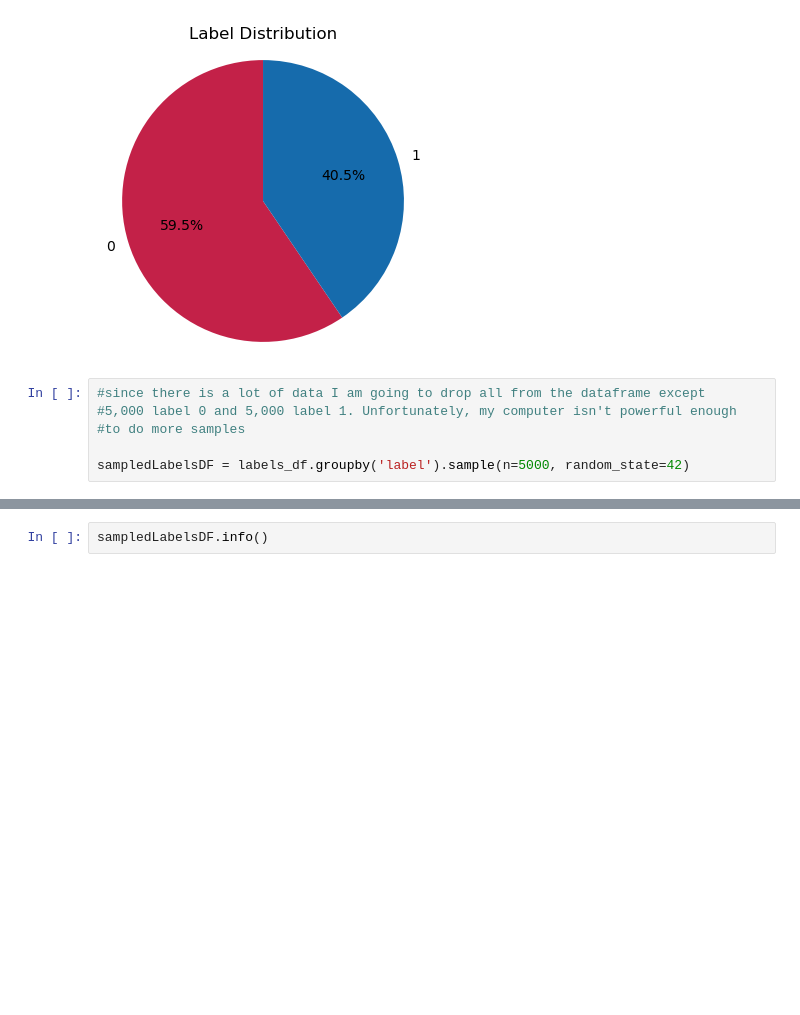
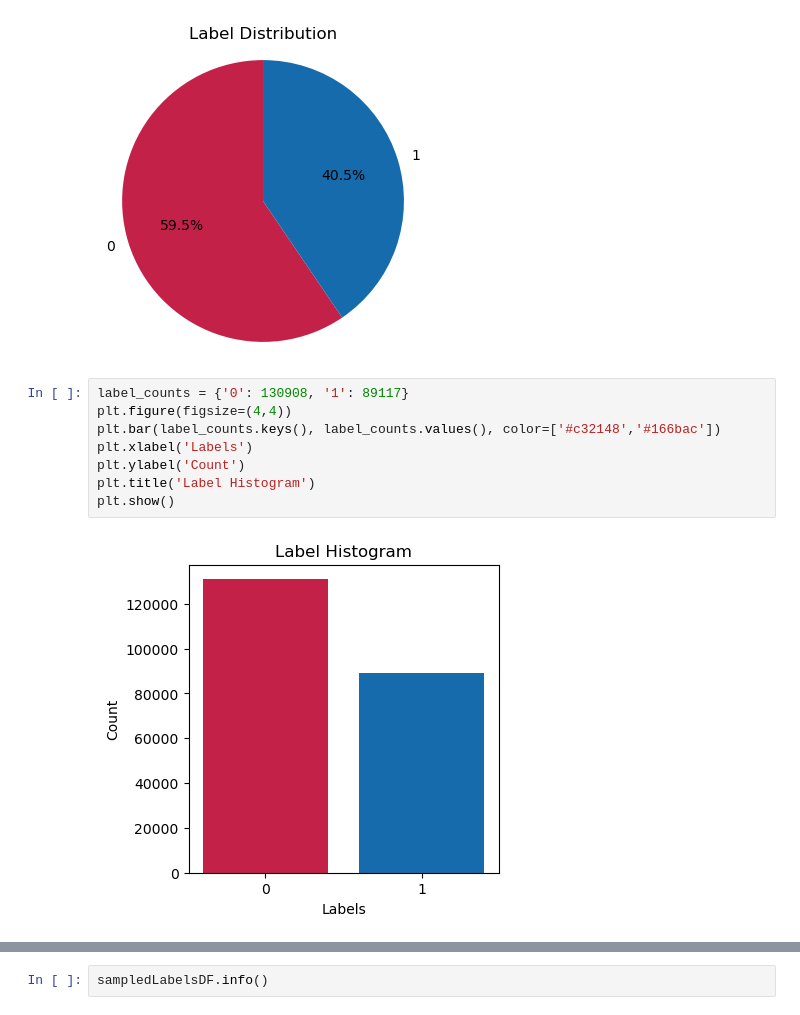
Before and after one commit to rwashi690/CancerDetection, a Jupyter notebook: CancerDetection.ipynb, the cells around one changed output, grey strips where cells are left out. Drawn from its saved outputs; the diff is of its cells as text; blank space fills up the shorter version.

```diff
--- a/CancerDetection.ipynb
+++ b/CancerDetection.ipynb
@@ -46,9 +54,13 @@ plt.axis('equal')
 plt.show()
 # %% [output]
 [figure]
-# %%
-#since there is a lot of data I am going to drop all from the dataframe except
-#5,000 label 0 and 5,000 label 1. Unfortunately, my computer isn't powerful enough
-#to do more samples
-
-sampledLabelsDF = labels_df.groupby('label').sample(n=5000, random_state=42)
+# %%
+label_counts = {'0': 130908, '1': 89117}
+plt.figure(figsize=(4,4))
+plt.bar(label_counts.keys(), label_counts.values(), color=['#c32148','#166bac'])
+plt.xlabel('Labels')
+plt.ylabel('Count')
+plt.title('Label Histogram')
+plt.show()
+# %% [output]
+[figure, added]
```
Also changed, not shown: parts of 37 cells of this notebook, 2 other files.
